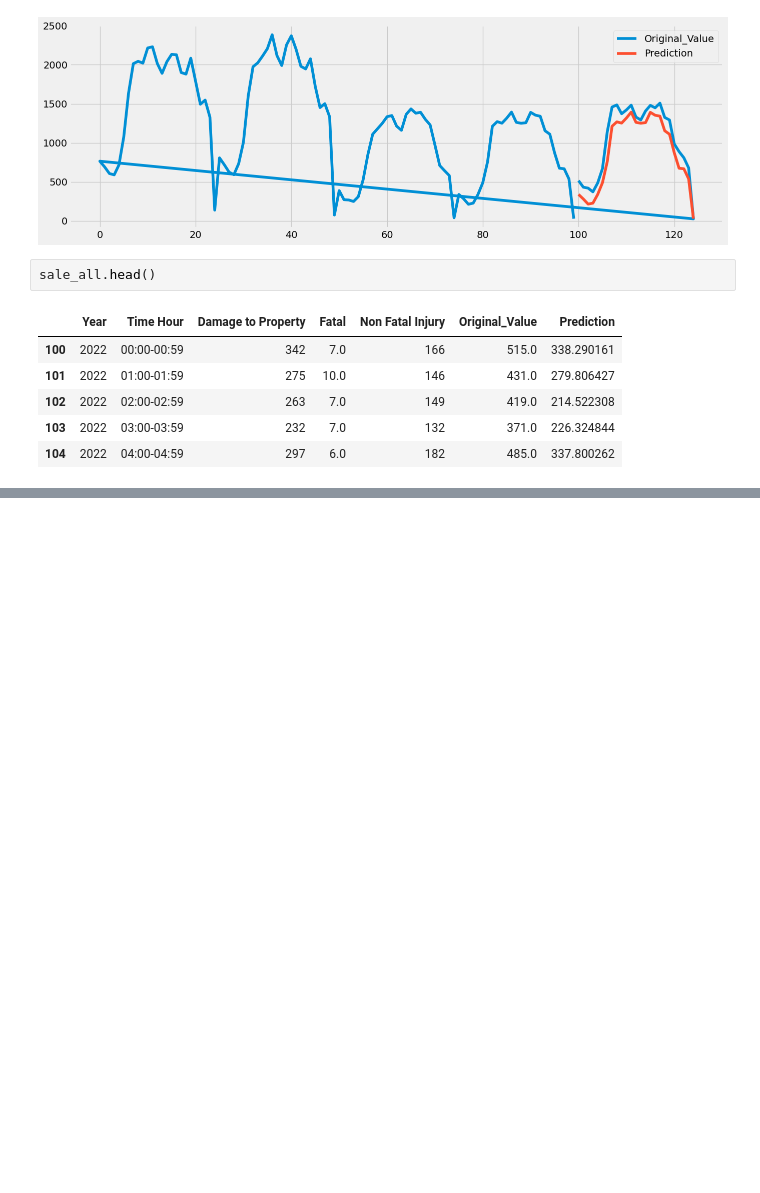
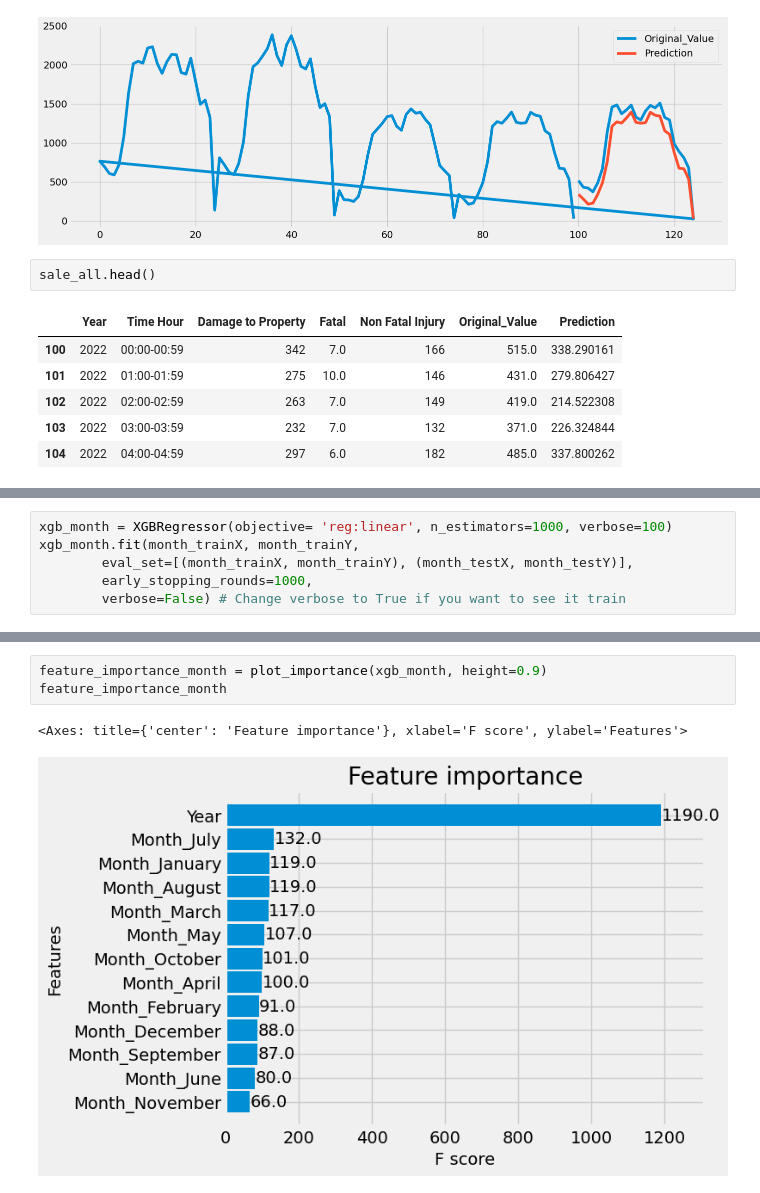
Before and after one commit to MaiJhay/Road-Accidents-In-Quezon-City, a Jupyter notebook: main.ipynb, the cells around one changed output, grey strips where cells are left out. Drawn from its saved outputs; the diff is of its cells as text; blank space fills up the shorter version.

```diff
--- a/main.ipynb
+++ b/main.ipynb
@@ -472,0 +487,6 @@ sale_all.head()
+# %%
+xgb_month = XGBRegressor(objective= 'reg:linear', n_estimators=1000, verbose=100)
+xgb_month.fit(month_trainX, month_trainY,
+        eval_set=[(month_trainX, month_trainY), (month_testX, month_testY)],
+        early_stopping_rounds=1000,
+        verbose=False) # Change verbose to True if you want to see it train
@@ -472,0 +508,6 @@ sale_all.head()
+# %%
+feature_importance_month = plot_importance(xgb_month, height=0.9)
+feature_importance_month
+# %% [output]
+<Axes: title={'center': 'Feature importance'}, xlabel='F score', ylabel='Features'>
+[figure, added]
```
Also changed, not shown: parts of 11 cells of this notebook, 1 other file.
